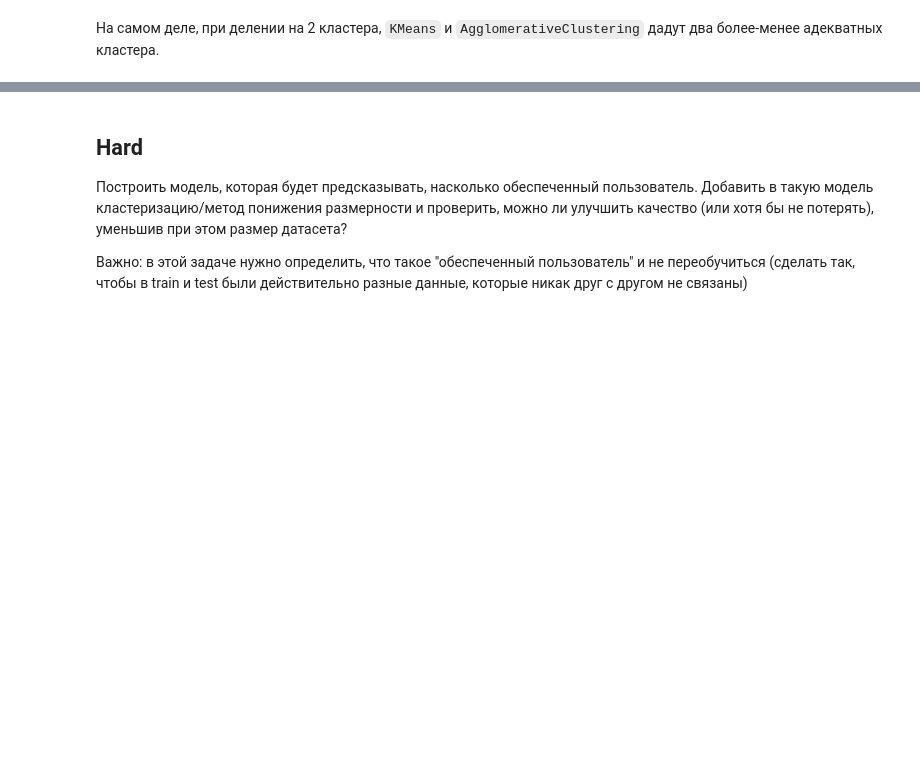
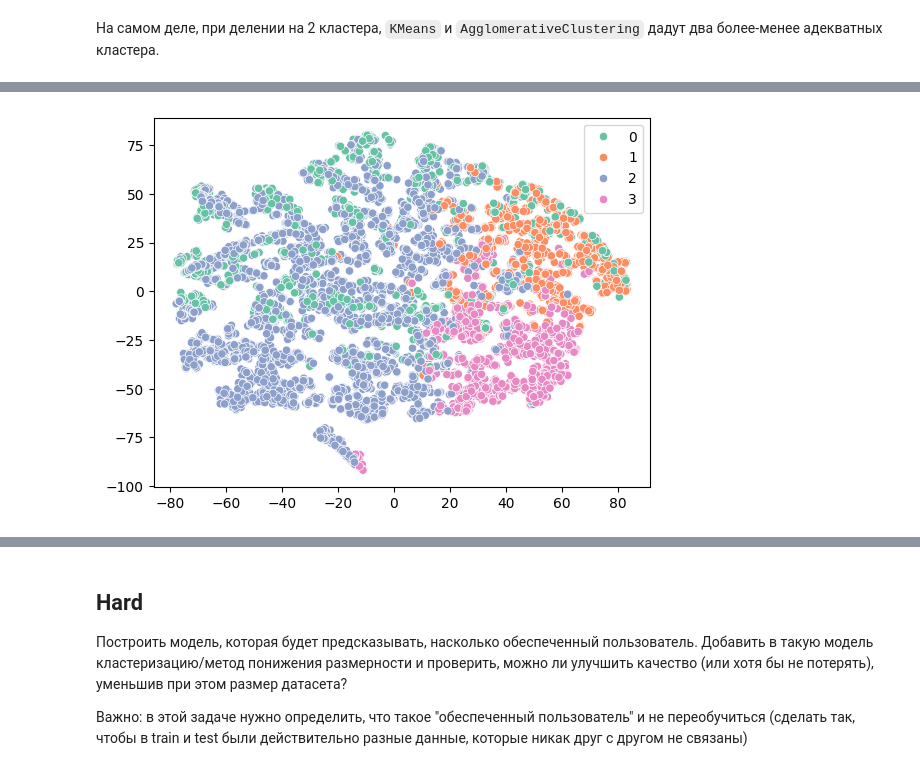
Before and after one commit to setday/HSE_ML_HW2024, a Jupyter notebook: notebooks/05-homework.ipynb, the cells around one changed output, grey strips where cells are left out. Saved outputs shown, nothing was run; the diff lists cells and outputs as text; code cells hidden in the pictures; blank space fills up the shorter version.

```diff
--- a/notebooks/05-homework.ipynb
+++ b/notebooks/05-homework.ipynb
@@ -100,0 +154,4 @@ The palette list has fewer values (3) than needed (5) and will cycle, which may
+# %%
+claster_info(AgglomerativeClustering(n_clusters=4))
+# %% [output]
+[figure, added]
```
Also changed, not shown: parts of 20 cells of this notebook.
